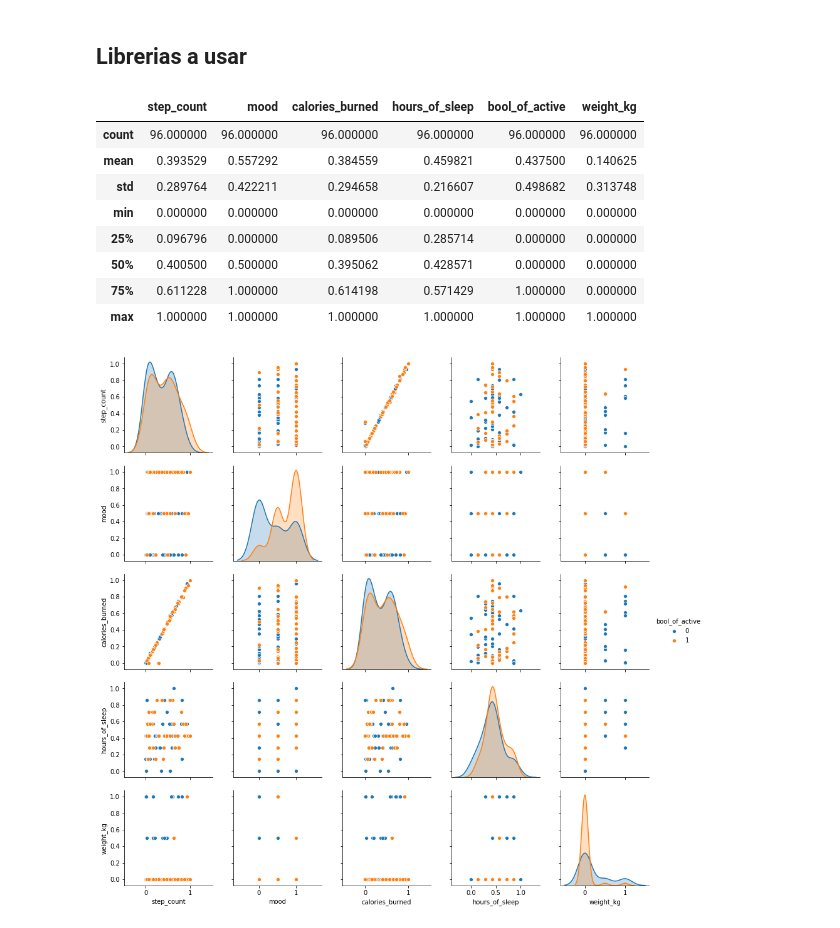
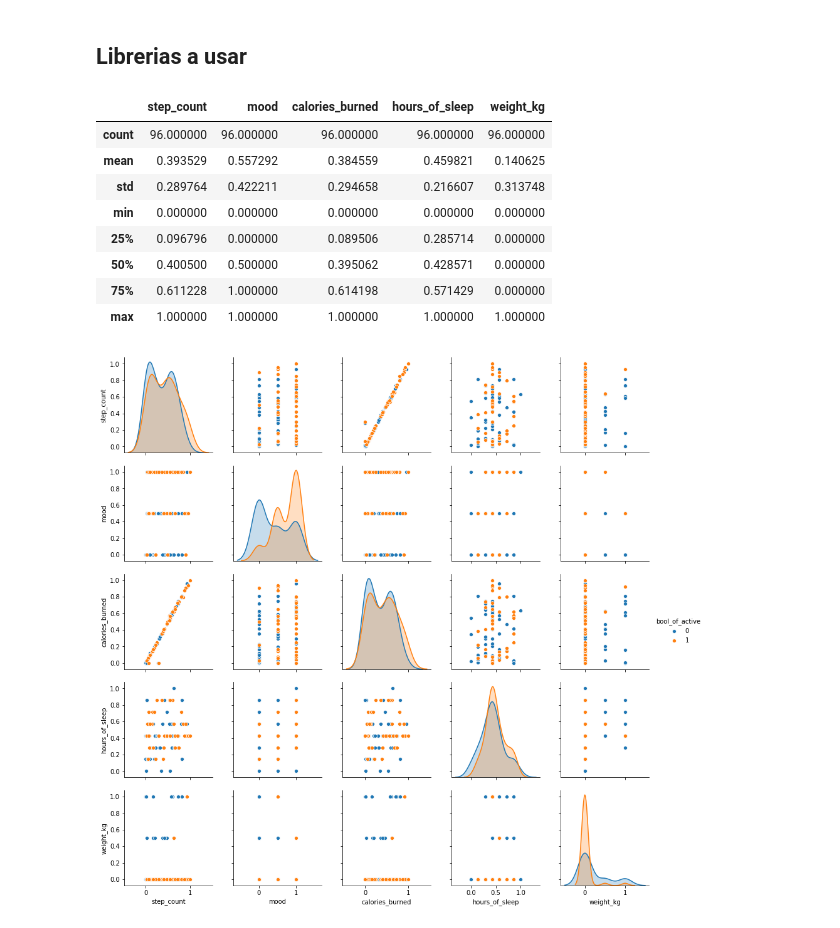
Before and after one commit to leliel12/liricus_stan, a Jupyter notebook: clase2/02_model_selection.ipynb, the cells around one changed output. Cells and saved outputs as stored; diff of their text form; code cells hidden in the pictures.

```diff
--- a/clase2/02_model_selection.ipynb
+++ b/clase2/02_model_selection.ipynb
@@ -51,17 +51,17 @@ min_max_scaler = preprocessing.MinMaxScaler()
 x_scaled = min_max_scaler.fit_transform(df[Xc].values)
 df[Xc] = x_scaled
 # %%
-df.describe()
+df[Xc].describe()
 # %% [output]
-|  | step_count | mood | calories_burned | hours_of_sleep | bool_of_active | weight_kg |
-| count | 96.000000 | 96.000000 | 96.000000 | 96.000000 | 96.000000 | 96.000000 |
-| mean | 0.393529 | 0.557292 | 0.384559 | 0.459821 | 0.437500 | 0.140625 |
-| std | 0.289764 | 0.422211 | 0.294658 | 0.216607 | 0.498682 | 0.313748 |
-| min | 0.000000 | 0.000000 | 0.000000 | 0.000000 | 0.000000 | 0.000000 |
-| 25% | 0.096796 | 0.000000 | 0.089506 | 0.285714 | 0.000000 | 0.000000 |
-| 50% | 0.400500 | 0.500000 | 0.395062 | 0.428571 | 0.000000 | 0.000000 |
-| 75% | 0.611228 | 1.000000 | 0.614198 | 0.571429 | 1.000000 | 0.000000 |
-| max | 1.000000 | 1.000000 | 1.000000 | 1.000000 | 1.000000 | 1.000000 |
+|  | step_count | mood | calories_burned | hours_of_sleep | weight_kg |
+| count | 96.000000 | 96.000000 | 96.000000 | 96.000000 | 96.000000 |
+| mean | 0.393529 | 0.557292 | 0.384559 | 0.459821 | 0.140625 |
+| std | 0.289764 | 0.422211 | 0.294658 | 0.216607 | 0.313748 |
+| min | 0.000000 | 0.000000 | 0.000000 | 0.000000 | 0.000000 |
+| 25% | 0.096796 | 0.000000 | 0.089506 | 0.285714 | 0.000000 |
+| 50% | 0.400500 | 0.500000 | 0.395062 | 0.428571 | 0.000000 |
+| 75% | 0.611228 | 1.000000 | 0.614198 | 0.571429 | 0.000000 |
+| max | 1.000000 | 1.000000 | 1.000000 | 1.000000 | 1.000000 |
 # %%
 sns.pairplot(df, hue=yc, vars=Xc);
 # %% [output]
```
Also changed, not shown: parts of 5 cells of this notebook, 4 other files.
